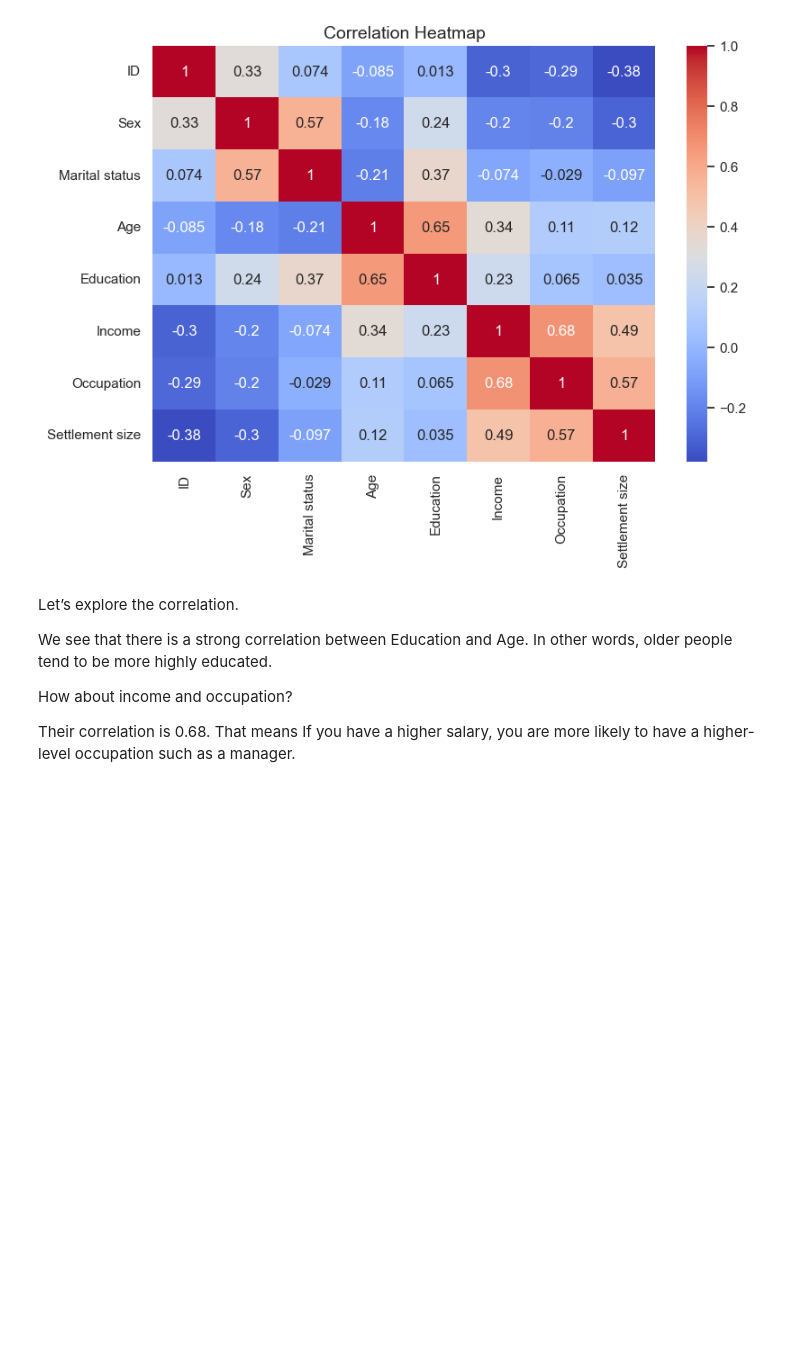
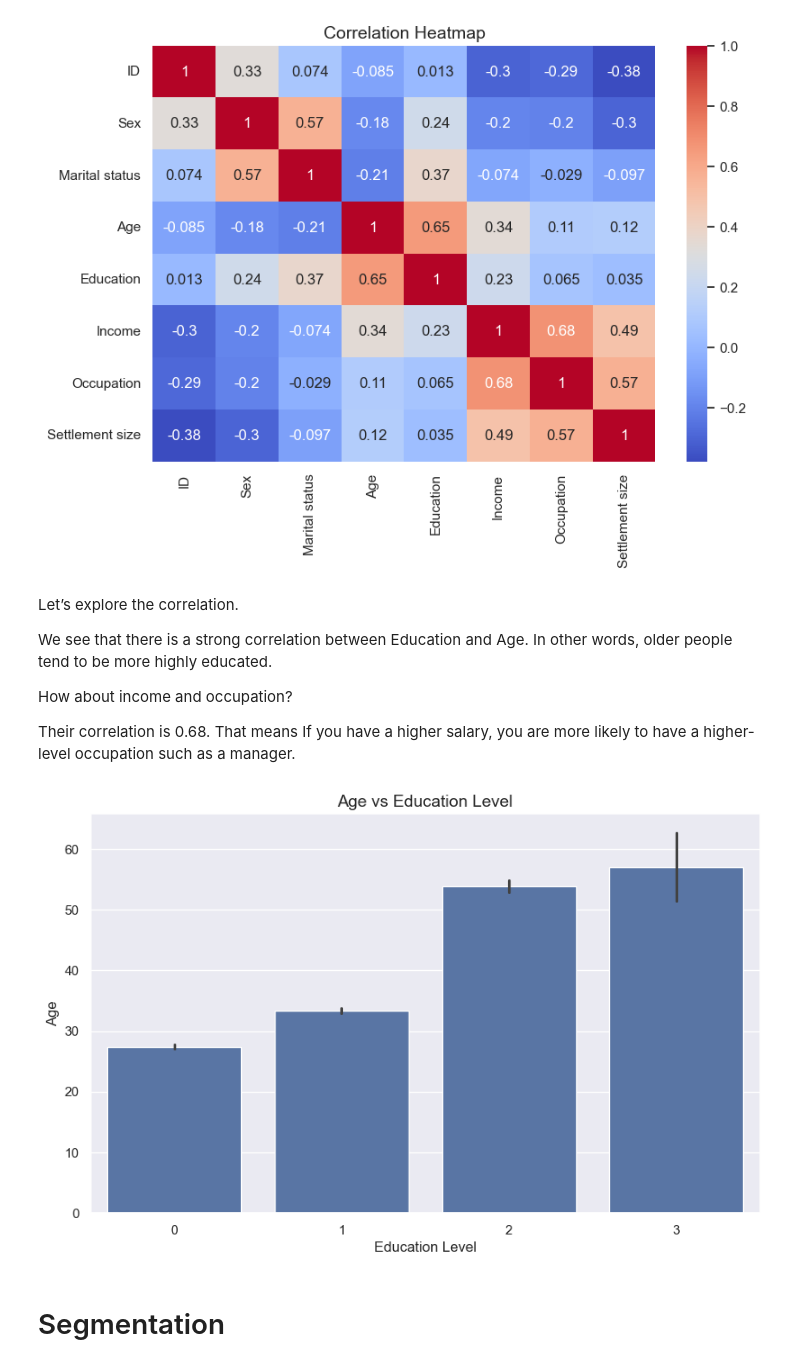
Before and after one commit to kennyOlakunle/customer_segmentation_using_Python, a Jupyter notebook: segment_ML.ipynb, the cells around one changed output. Drawn from its saved outputs; the diff is of its cells as text; code cells hidden in the pictures; blank space fills up the shorter version.

```diff
--- a/segment_ML.ipynb
+++ b/segment_ML.ipynb
@@ -183,3 +183,16 @@ We see that there is a strong correlation between Education and Age. In other wo
 How about income and occupation?
 
 Their correlation is 0.68. That means If you have a higher salary, you are more likely to have a higher-level occupation such as a manager.
+# %%
+#plot age against education level in bar chart
+
+plt.figure(figsize=(10,6))
+sns.barplot(x='Education', y='Age', data=seg_data)
+plt.title('Age vs Education Level', fontsize=14)
+plt.xlabel('Education Level')
+plt.ylabel('Age')
+plt.show()
+# %% [output]
+[figure, added]
+# %% [markdown]
+# Segmentation
```
Also changed, not shown: parts of 19 cells of this notebook.
